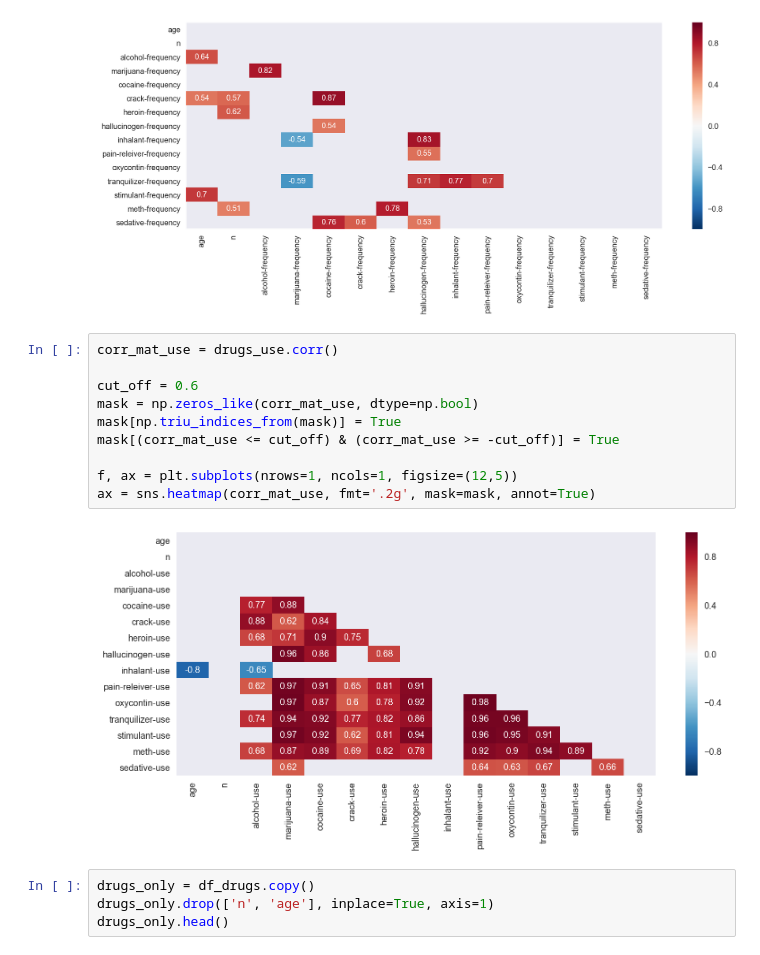
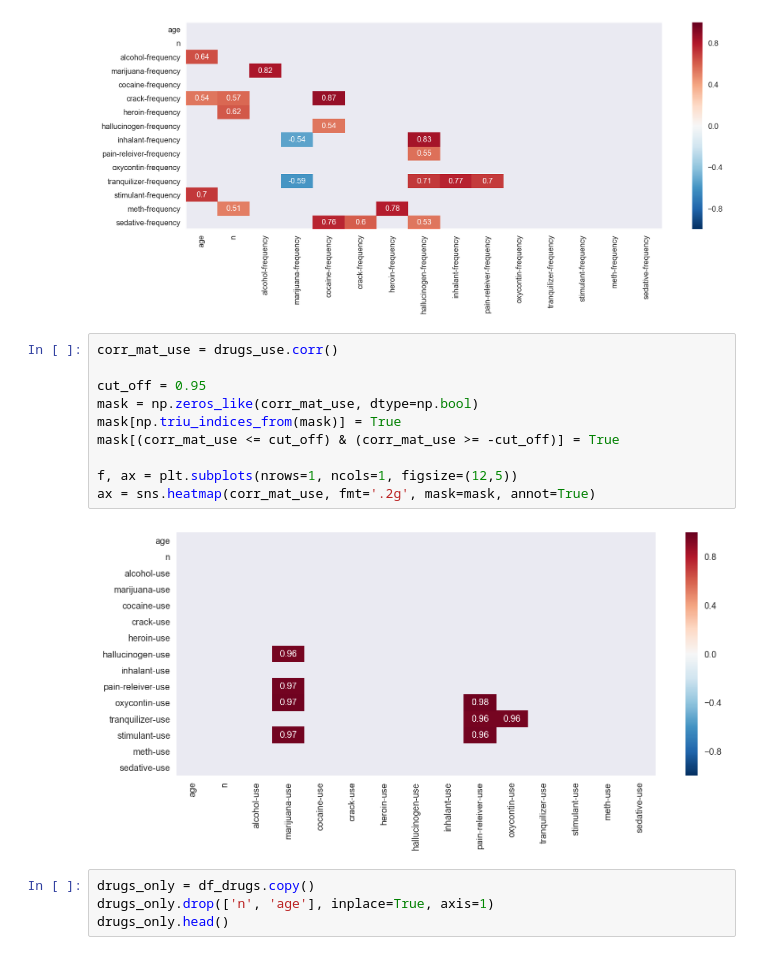
Before and after one commit to t-brewer/sats_and_drugs, a Jupyter notebook: project-02-v2-starter-code.ipynb, the cells around one changed output. Cells and saved outputs as stored; diff of their text form.

```diff
--- a/project-02-v2-starter-code.ipynb
+++ b/project-02-v2-starter-code.ipynb
@@ -918,15 +918,15 @@ ax = sns.heatmap(corr_mat_freq, fmt='.2g', mask=mask, annot=True)
 # %%
 corr_mat_use = drugs_use.corr()
 
-cut_off = 0.6
+cut_off = 0.95
 mask = np.zeros_like(corr_mat_use, dtype=np.bool)
 mask[np.triu_indices_from(mask)] = True
 mask[(corr_mat_use <= cut_off) & (corr_mat_use >= -cut_off)] = True
 
 f, ax = plt.subplots(nrows=1, ncols=1, figsize=(12,5))
 ax = sns.heatmap(corr_mat_use, fmt='.2g', mask=mask, annot=True)
 # %% [output]
-[figure, old version]
+[figure, new version]
 # %%
 drugs_only = df_drugs.copy()
 drugs_only.drop(['n', 'age'], inplace=True, axis=1)
```
Also changed, not shown: parts of 5 cells of this notebook, 1 other file.
